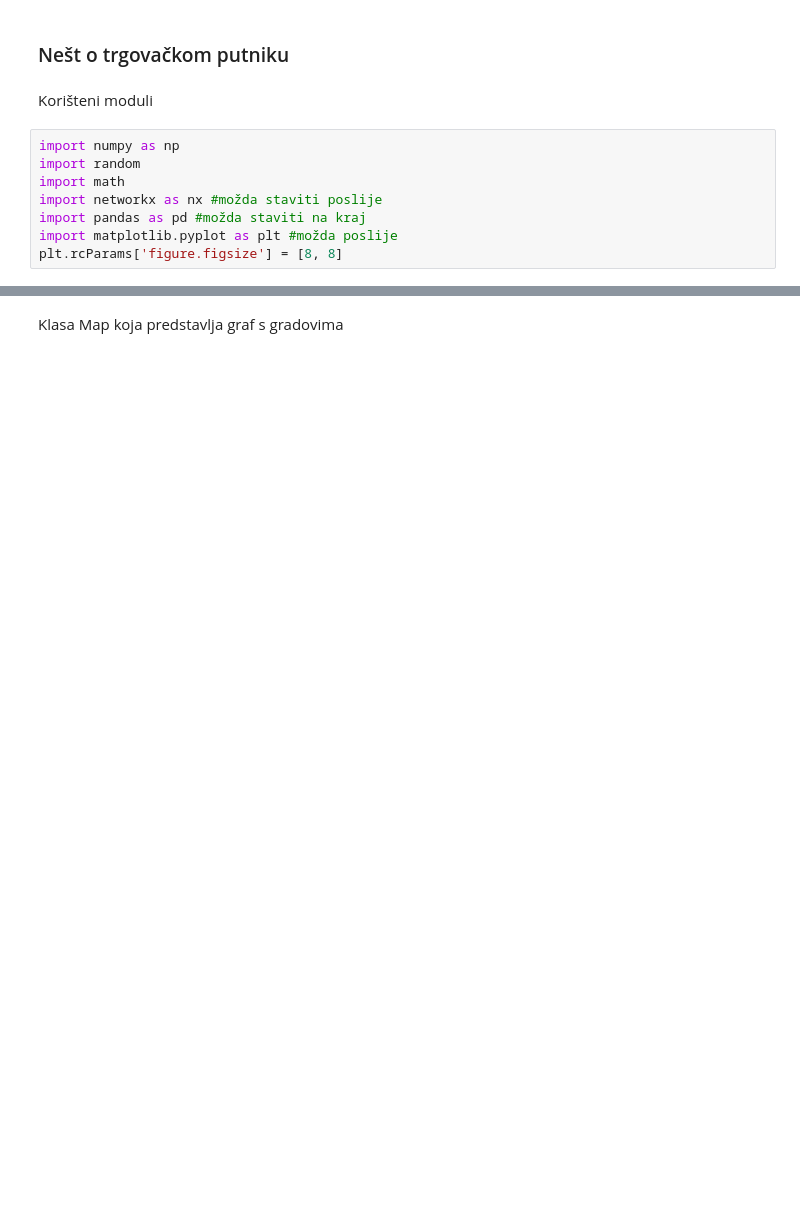
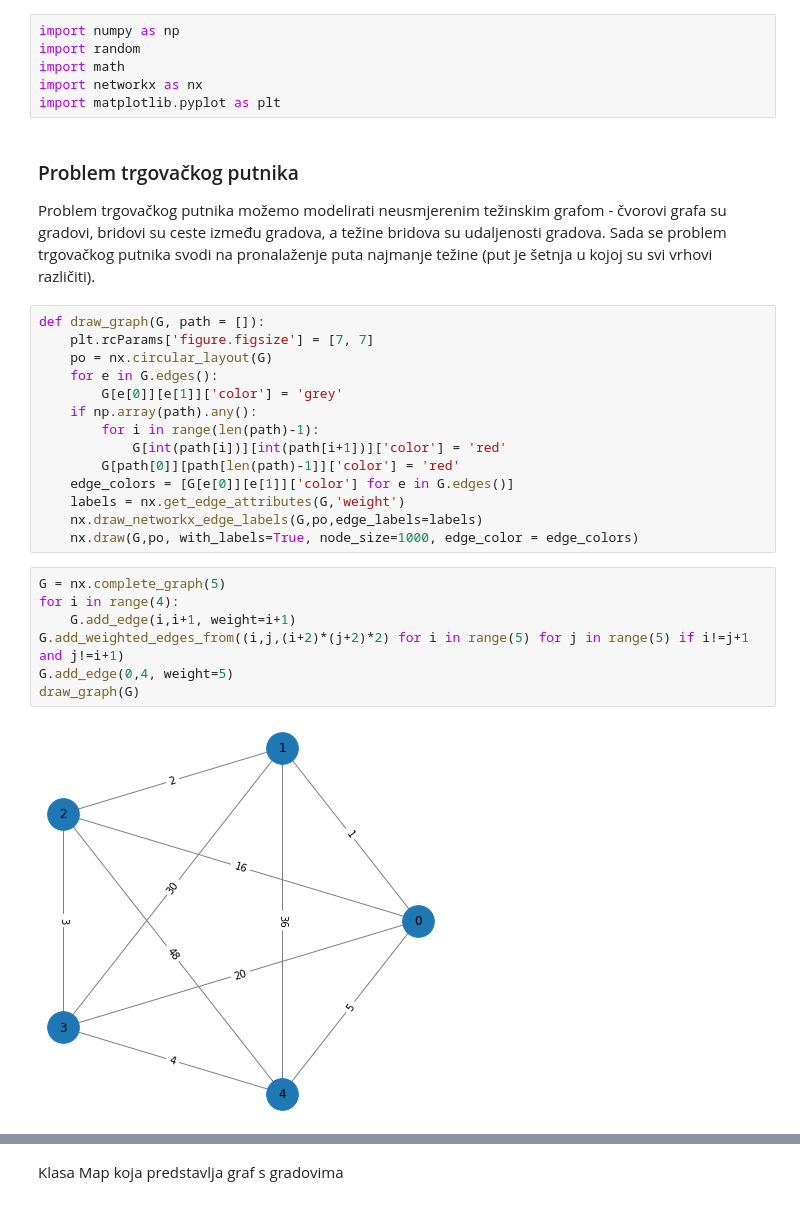
Before and after one commit to marcihel05/GeneticTravellingSalesman, a Jupyter notebook: Genetic Travelling Salesman.ipynb, the cells around one changed output, grey strips where cells are left out. Saved outputs shown, nothing was run; the diff lists cells and outputs as text; blank space fills up the shorter version.

```diff
--- a/Genetic Travelling Salesman.ipynb
+++ b/Genetic Travelling Salesman.ipynb
@@ -3,12 +4,32 @@
+# %%
+import numpy as np
+import random
+import math
+import networkx as nx
+import matplotlib.pyplot as plt
 # %% [markdown]
-### Nešt o trgovačkom putniku
+### Problem trgovačkog putnika
+Problem trgovačkog putnika možemo modelirati neusmjerenim težinskim grafom - čvorovi grafa su gradovi, bridovi su ceste između gradova, a težine bridova su udaljenosti gradova. Sada se problem trgovačkog putnika svodi na pronalaženje puta najmanje težine (put je šetnja u kojoj su svi vrhovi različiti).
-# %% [markdown]
-Korišteni moduli
-# %%
-import numpy as np
-import random
-import math
-import networkx as nx #možda staviti poslije
-import pandas as pd #možda staviti na kraj
-import matplotlib.pyplot as plt #možda poslije
-plt.rcParams['figure.figsize'] = [8, 8]
+# %%
+def draw_graph(G, path = []):
+    plt.rcParams['figure.figsize'] = [7, 7]
+    po = nx.circular_layout(G)
+    for e in G.edges():
+        G[e[0]][e[1]]['color'] = 'grey'
+    if np.array(path).any():
+        for i in range(len(path)-1):
+            G[int(path[i])][int(path[i+1])]['color'] = 'red'
+        G[path[0]][path[len(path)-1]]['color'] = 'red'
+    edge_colors = [G[e[0]][e[1]]['color'] for e in G.edges()]
+    labels = nx.get_edge_attributes(G,'weight')
+    nx.draw_networkx_edge_labels(G,po,edge_labels=labels)
+    nx.draw(G,po, with_labels=True, node_size=1000, edge_color = edge_colors)
+# %%
+G = nx.complete_graph(5)
+for i in range(4):
+    G.add_edge(i,i+1, weight=i+1)
+G.add_weighted_edges_from((i,j,(i+2)*(j+2)*2) for i in range(5) for j in range(5) if i!=j+1 and j!=i+1)
+G.add_edge(0,4, weight=5)
+draw_graph(G)
+# %% [output]
+[figure, added]
```
Also changed, not shown: parts of 71 cells of this notebook.
